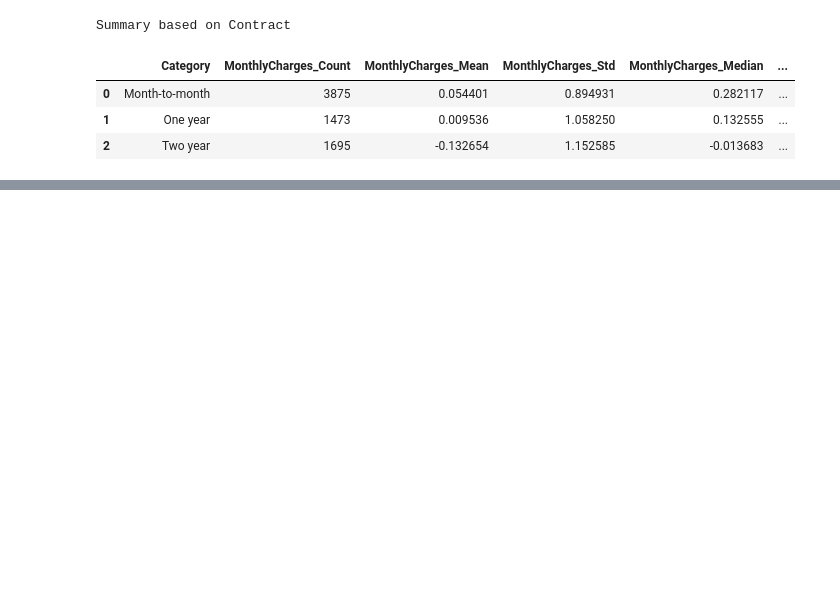
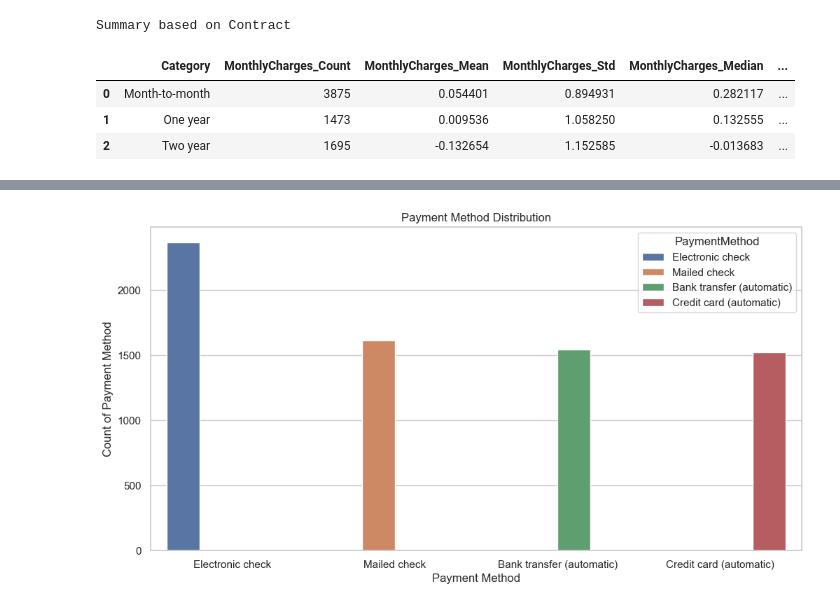
Before and after one commit to AleemahTheAnalyst/TELECOM, a Jupyter notebook: customer_chun.ipynb, the cells around one changed output, grey strips where cells are left out. Saved outputs shown, nothing was run; the diff lists cells and outputs as text; code cells hidden in the pictures; blank space fills up the shorter version.

```diff
--- a/customer_chun.ipynb
+++ b/customer_chun.ipynb
@@ -504,0 +563,7 @@ Summary based on Payment Method
+# %%
+plt.figure(figsize=(12, 6))
+sns.countplot(x='PaymentMethod', data=telecom, palette=sns.color_palette('deep'), hue='PaymentMethod').set(
+    title = 'Payment Method Distribution', xlabel = 'Payment Method', ylabel = 'Count of Payment Method')
+plt.show()
+# %% [output]
+[figure, added]
```
Also changed, not shown: parts of 16 cells of this notebook.
